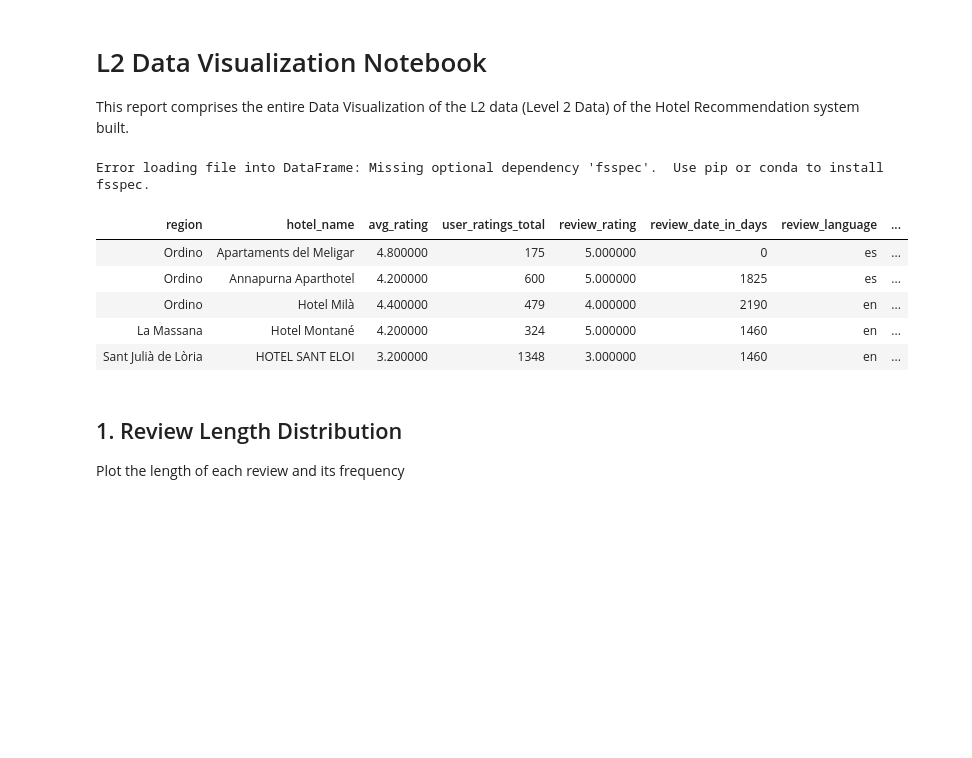
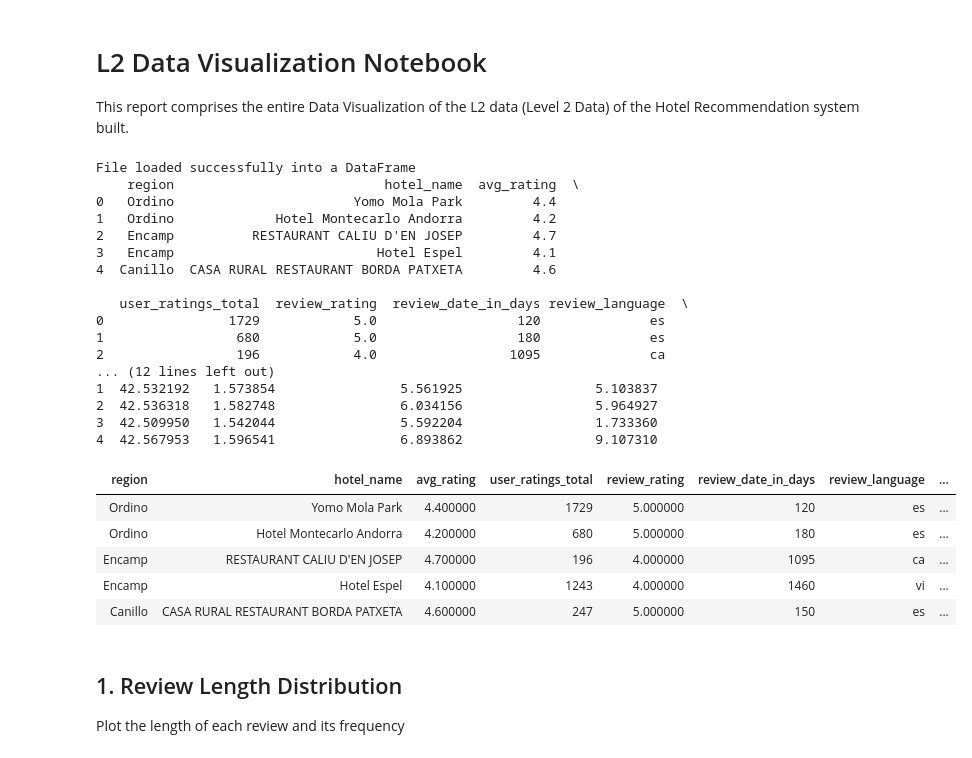
Before and after one commit to PromaChow/HotelRecommendationSystem, a Jupyter notebook: src/data_visualization_l2.ipynb, the cells around one changed output. Drawn from its saved outputs; the diff is of its cells as text; code cells hidden in the pictures; blank space fills up the shorter version.

```diff
--- a/src/data_visualization_l2.ipynb
+++ b/src/data_visualization_l2.ipynb
@@ -11,33 +11,44 @@ import boto3
 # %%
 # Set up boto3 client (this step is optional and not necessary for using s3fs directly)
 s3_client = boto3.client('s3', region_name='us-west-2')
 
 # Define bucket and object key
 bucket_name = 'andorra-hotels-data-warehouse'
 object_key = 'l2_data/text/l2_data_2024-08-02_06-12-06.parquet'
 
 # Construct the S3 file path
 s3_file_path = f's3://{bucket_name}/{object_key}'
 
 # Load the Parquet file into a pandas DataFrame
-try:
-    df = pd.read_parquet(s3_file_path, engine='pyarrow', storage_options={'anon': False})
-    print("File loaded successfully into a DataFrame")
-    print(df.head())  # Display the first few rows of the DataFrame
-except Exception as e:
-    print(f"Error loading file into DataFrame: {e}")
+df = pd.read_parquet(s3_file_path, engine='pyarrow', storage_options={'anon': False})
 
 # Display the first few rows of the DataFrame
 df_head = df.head()
 df_head.style.hide()
 # %% [output]
-Error loading file into DataFrame: Missing optional dependency 'fsspec'.  Use pip or conda to install fsspec.
+File loaded successfully into a DataFrame
+    region                           hotel_name  avg_rating  \
+0   Ordino                       Yomo Mola Park         4.4
+1   Ordino             Hotel Montecarlo Andorra         4.2
+2   Encamp          RESTAURANT CALIU D'EN JOSEP         4.7
+3   Encamp                          Hotel Espel         4.1
+4  Canillo  CASA RURAL RESTAURANT BORDA PATXETA         4.6
+
+   user_ratings_total  review_rating  review_date_in_days review_language  \
+0                1729            5.0                  120              es
+1                 680            5.0                  180              es
+2                 196            4.0                 1095              ca
+... (12 lines left out)
+1  42.532192   1.573854                5.561925                 5.103837
+2  42.536318   1.582748                6.034156                 5.964927
+3  42.509950   1.542044                5.592204                 1.733360
+4  42.567953   1.596541                6.893862                 9.107310
 | region | hotel_name | avg_rating | user_ratings_total | review_rating | review_date_in_days | review_language | ... |
-| Ordino | Apartaments del Meligar | 4.800000 | 175 | 5.000000 | 0 | es | ... |
-| Ordino | Annapurna Aparthotel | 4.200000 | 600 | 5.000000 | 1825 | es | ... |
-| Ordino | Hotel Milà | 4.400000 | 479 | 4.000000 | 2190 | en | ... |
-| La Massana | Hotel Montané | 4.200000 | 324 | 5.000000 | 1460 | en | ... |
-| Sant Julià de Lòria | HOTEL SANT ELOI | 3.200000 | 1348 | 3.000000 | 1460 | en | ... |
+| Ordino | Yomo Mola Park | 4.400000 | 1729 | 5.000000 | 120 | es | ... |
+| Ordino | Hotel Montecarlo Andorra | 4.200000 | 680 | 5.000000 | 180 | es | ... |
+| Encamp | RESTAURANT CALIU D'EN JOSEP | 4.700000 | 196 | 4.000000 | 1095 | ca | ... |
+| Encamp | Hotel Espel | 4.100000 | 1243 | 4.000000 | 1460 | vi | ... |
+| Canillo | CASA RURAL RESTAURANT BORDA PATXETA | 4.600000 | 247 | 5.000000 | 150 | es | ... |
 # %% [markdown]
 ## 1. Review Length Distribution
 
```
Also changed, not shown: 2 other files.
